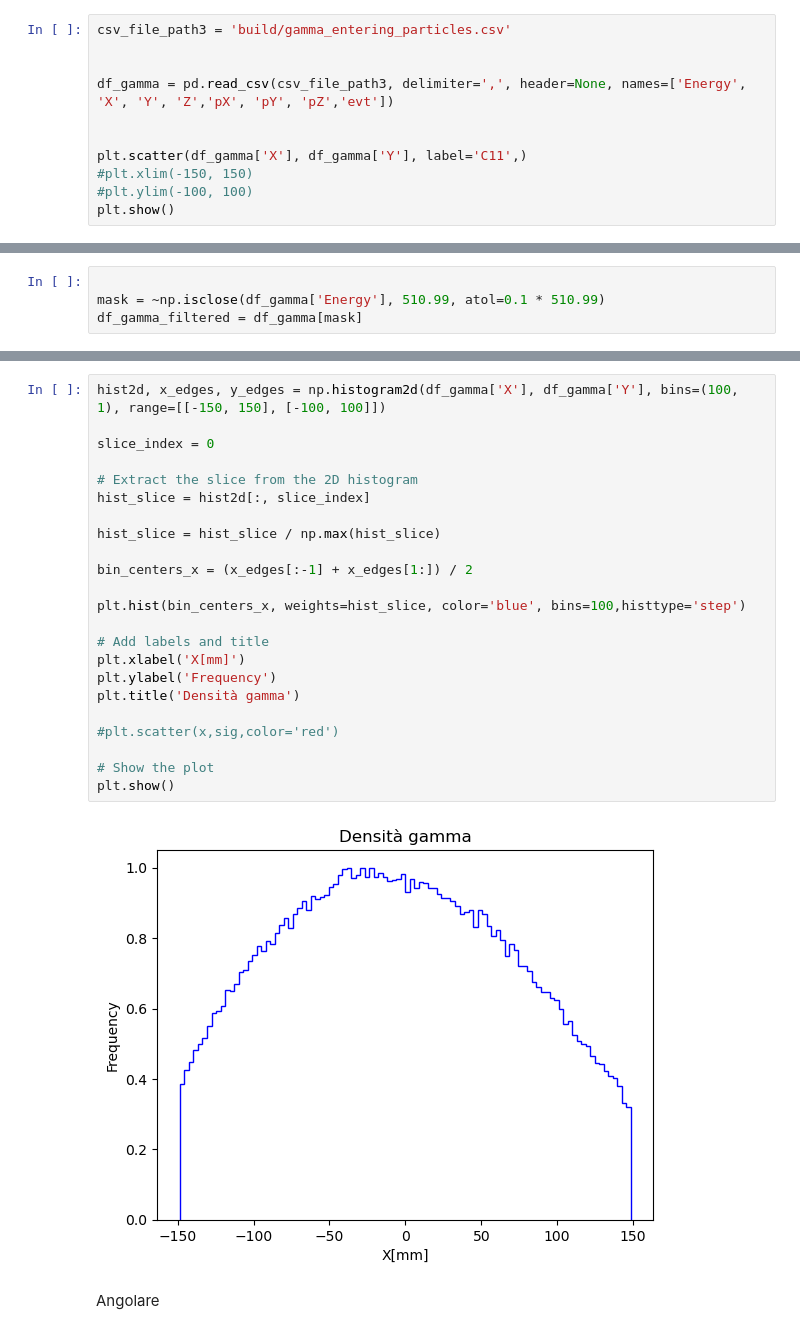
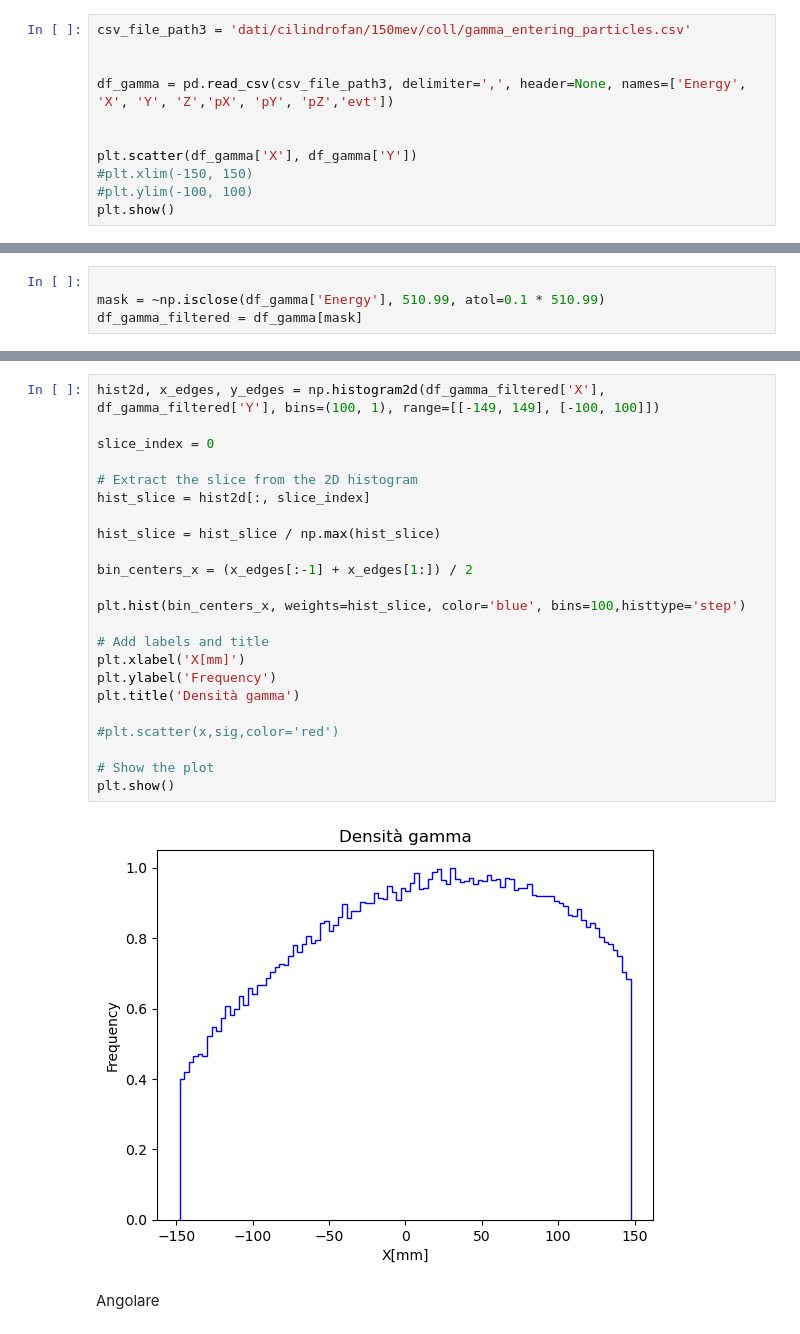
Before and after one commit to francescouni0/Online-Monitoring, a Jupyter notebook: Brem.ipynb, the cells around one changed output, grey strips where cells are left out. Cells and saved outputs as stored; diff of their text form.

```diff
--- a/Brem.ipynb
+++ b/Brem.ipynb
@@ -129,13 +129,13 @@ plt.show()
 # %% [markdown]
 Demonstration
 # %%
-csv_file_path3 = 'build/gamma_entering_particles.csv'
+csv_file_path3 = 'dati/cilindrofan/150mev/coll/gamma_entering_particles.csv'
 
 
 df_gamma = pd.read_csv(csv_file_path3, delimiter=',', header=None, names=['Energy', 'X', 'Y', 'Z','pX', 'pY', 'pZ','evt'])
 
 
-plt.scatter(df_gamma['X'], df_gamma['Y'], label='C11',)
+plt.scatter(df_gamma['X'], df_gamma['Y'])
 #plt.xlim(-150, 150)
 #plt.ylim(-100, 100)
 plt.show()
@@ -154,28 +154,28 @@ plt.show()
 # %%
-hist2d, x_edges, y_edges = np.histogram2d(df_gamma['X'], df_gamma['Y'], bins=(100, 1), range=[[-150, 150], [-100, 100]])
+hist2d, x_edges, y_edges = np.histogram2d(df_gamma_filtered['X'], df_gamma_filtered['Y'], bins=(100, 1), range=[[-149, 149], [-100, 100]])
 
 slice_index = 0
 
 # Extract the slice from the 2D histogram
 hist_slice = hist2d[:, slice_index]
 
 hist_slice = hist_slice / np.max(hist_slice)
 
 bin_centers_x = (x_edges[:-1] + x_edges[1:]) / 2
 
 plt.hist(bin_centers_x, weights=hist_slice, color='blue', bins=100,histtype='step')
 
 # Add labels and title
 plt.xlabel('X[mm]')
 plt.ylabel('Frequency')
 plt.title('Densità gamma')
 
 #plt.scatter(x,sig,color='red')
 
 # Show the plot
 plt.show()
 # %% [output]
-[figure, old version]
+[figure, new version]
 # %% [markdown]
 Angolare
 # %%
```
Also changed, not shown: parts of 4 cells of this notebook, 6 other files.
